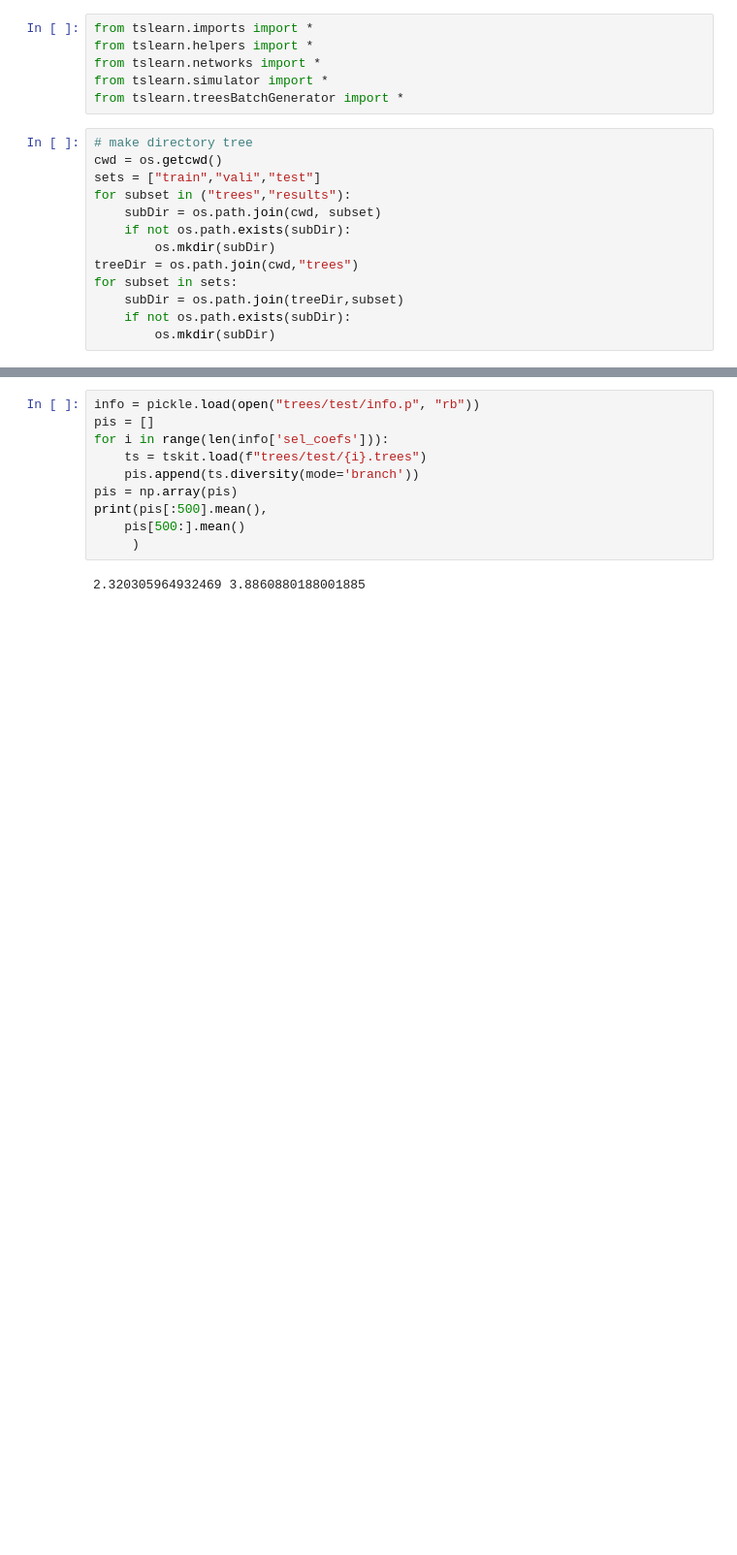
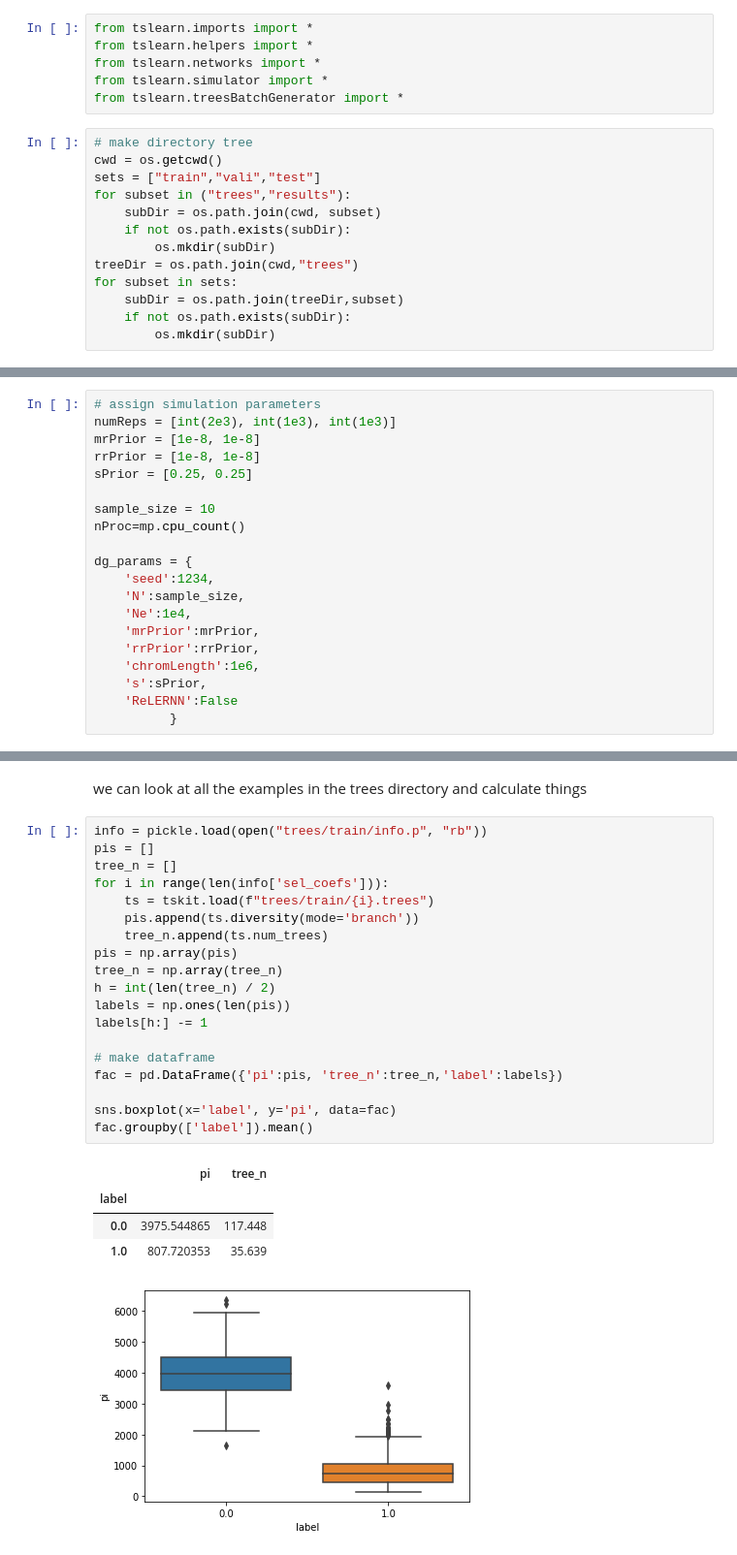
Before and after one commit to andrewkern/tslearn, a Jupyter notebook: tslearn_sweep_classifier.ipynb, the cells around one changed output, grey strips where cells are left out. Shown: that part at 97% size. Cells and saved outputs as stored; diff of their text form; blank space fills up the shorter version.

```diff
--- a/tslearn_sweep_classifier.ipynb
+++ b/tslearn_sweep_classifier.ipynb
@@ -58,0 +31,20 @@ Simulate...
+# %%
+# assign simulation parameters
+numReps = [int(2e3), int(1e3), int(1e3)]
+mrPrior = [1e-8, 1e-8]
+rrPrior = [1e-8, 1e-8]
+sPrior = [0.25, 0.25]
+
+sample_size = 10
+nProc=mp.cpu_count()
+
+dg_params = {
+    'seed':1234,
+    'N':sample_size,
+    'Ne':1e4,
+    'mrPrior':mrPrior,
+    'rrPrior':rrPrior,
+    'chromLength':1e6,
+    's':sPrior,
+    'ReLERNN':False
+          }
@@ -159,13 +180,28 @@ import tskit
+# %% [markdown]
+we can look at all the examples in the trees directory and calculate things
 # %%
-info = pickle.load(open("trees/test/info.p", "rb"))
+info = pickle.load(open("trees/train/info.p", "rb"))
 pis = []
+tree_n = []
 for i in range(len(info['sel_coefs'])):
-    ts = tskit.load(f"trees/test/{i}.trees")
+    ts = tskit.load(f"trees/train/{i}.trees")
     pis.append(ts.diversity(mode='branch'))
+    tree_n.append(ts.num_trees)
 pis = np.array(pis)
-print(pis[:500].mean(),
-    pis[500:].mean()
-     )
+tree_n = np.array(tree_n)
+h = int(len(tree_n) / 2)
+labels = np.ones(len(pis))
+labels[h:] -= 1
+
+# make dataframe
+fac = pd.DataFrame({'pi':pis, 'tree_n':tree_n,'label':labels})
+
+sns.boxplot(x='label', y='pi', data=fac)
+fac.groupby(['label']).mean()
 # %% [output]
-2.320305964932469 3.8860880188001885
+|  | pi | tree_n |
+| label |  |  |
+| 0.0 | 3975.544865 | 117.448 |
+| 1.0 | 807.720353 | 35.639 |
+[figure, added]
 # %%
```
Also changed, not shown: parts of 20 cells of this notebook, 4 other files.
